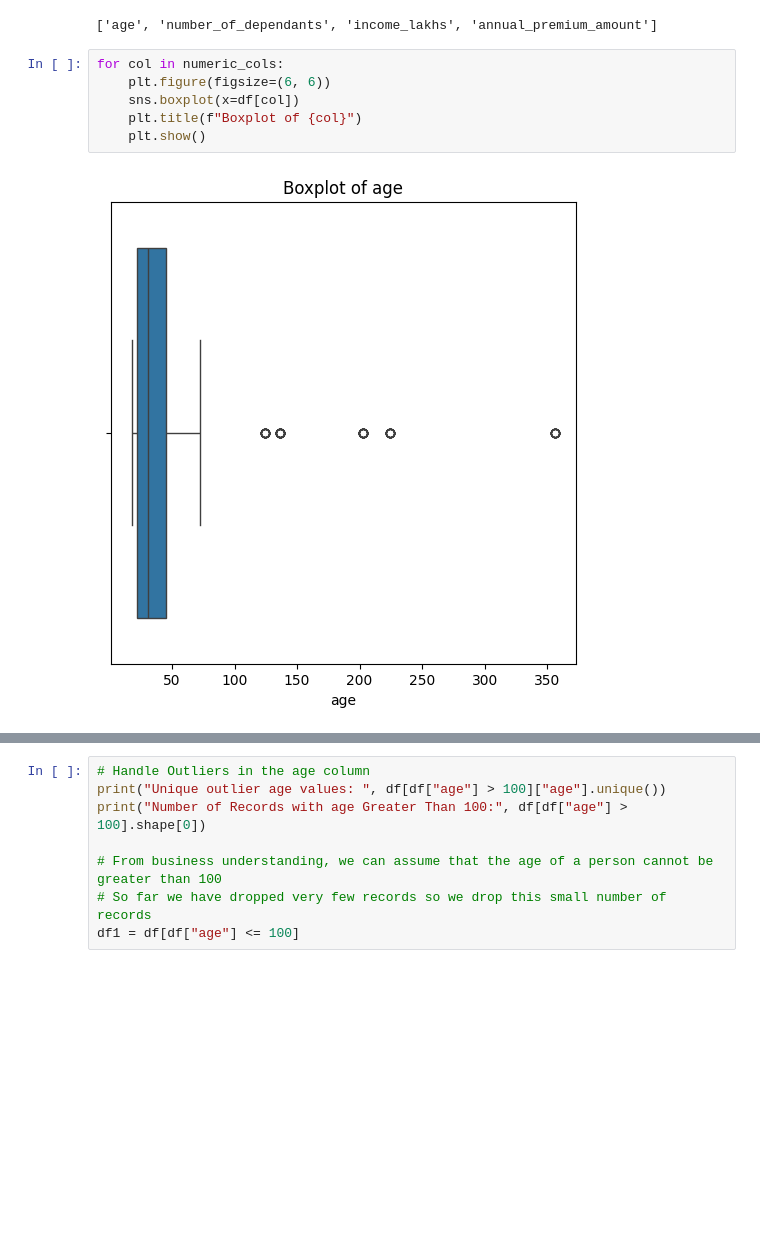
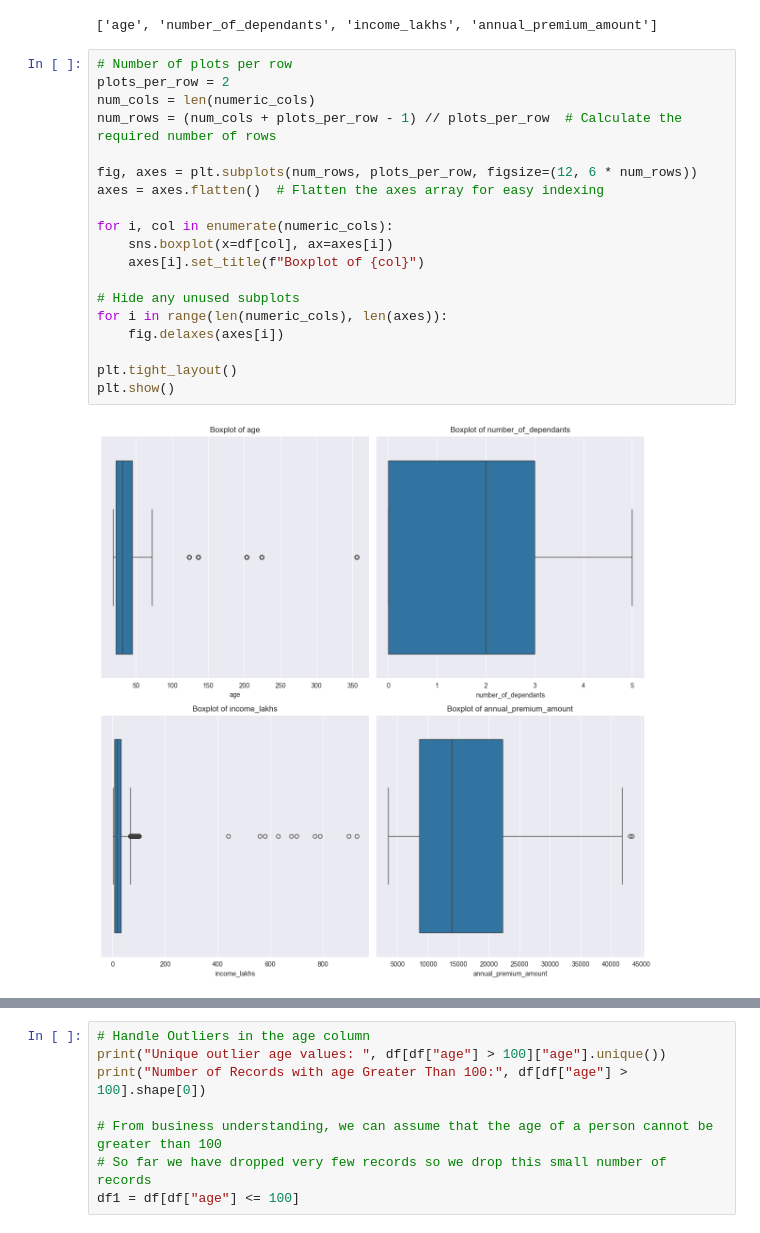
Before and after one commit to abidtalukder/healthcare-premium-prediction, a Jupyter notebook: notebooks/eda.ipynb, the cells around one changed output, grey strips where cells are left out. Drawn from its saved outputs; the diff is of its cells as text; blank space fills up the shorter version.

```diff
--- a/notebooks/eda.ipynb
+++ b/notebooks/eda.ipynb
@@ -102,10 +103,23 @@ numeric_cols
 # %% [output]
 ['age', 'number_of_dependants', 'income_lakhs', 'annual_premium_amount']
 # %%
-for col in numeric_cols:
-    plt.figure(figsize=(6, 6))
-    sns.boxplot(x=df[col])
-    plt.title(f"Boxplot of {col}")
-    plt.show()
+# Number of plots per row
+plots_per_row = 2
+num_cols = len(numeric_cols)
+num_rows = (num_cols + plots_per_row - 1) // plots_per_row  # Calculate the required number of rows
+
+fig, axes = plt.subplots(num_rows, plots_per_row, figsize=(12, 6 * num_rows))
+axes = axes.flatten()  # Flatten the axes array for easy indexing
+
+for i, col in enumerate(numeric_cols):
+    sns.boxplot(x=df[col], ax=axes[i])
+    axes[i].set_title(f"Boxplot of {col}")
+
+# Hide any unused subplots
+for i in range(len(numeric_cols), len(axes)):
+    fig.delaxes(axes[i])
+
+plt.tight_layout()
+plt.show()
 # %% [output]
-[figure, old version]
+[figure, new version]
```
Also changed, not shown: parts of 26 cells of this notebook.
